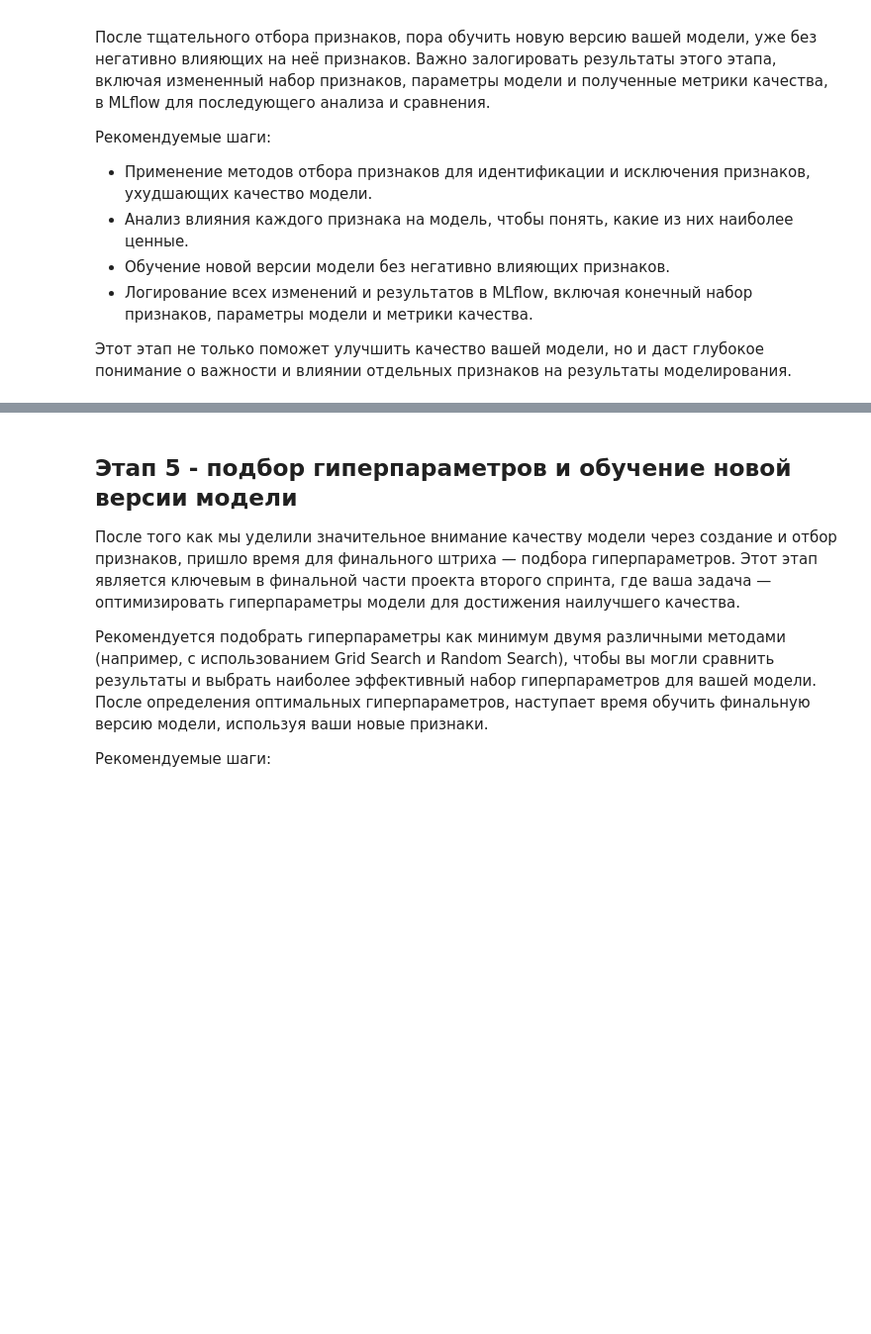
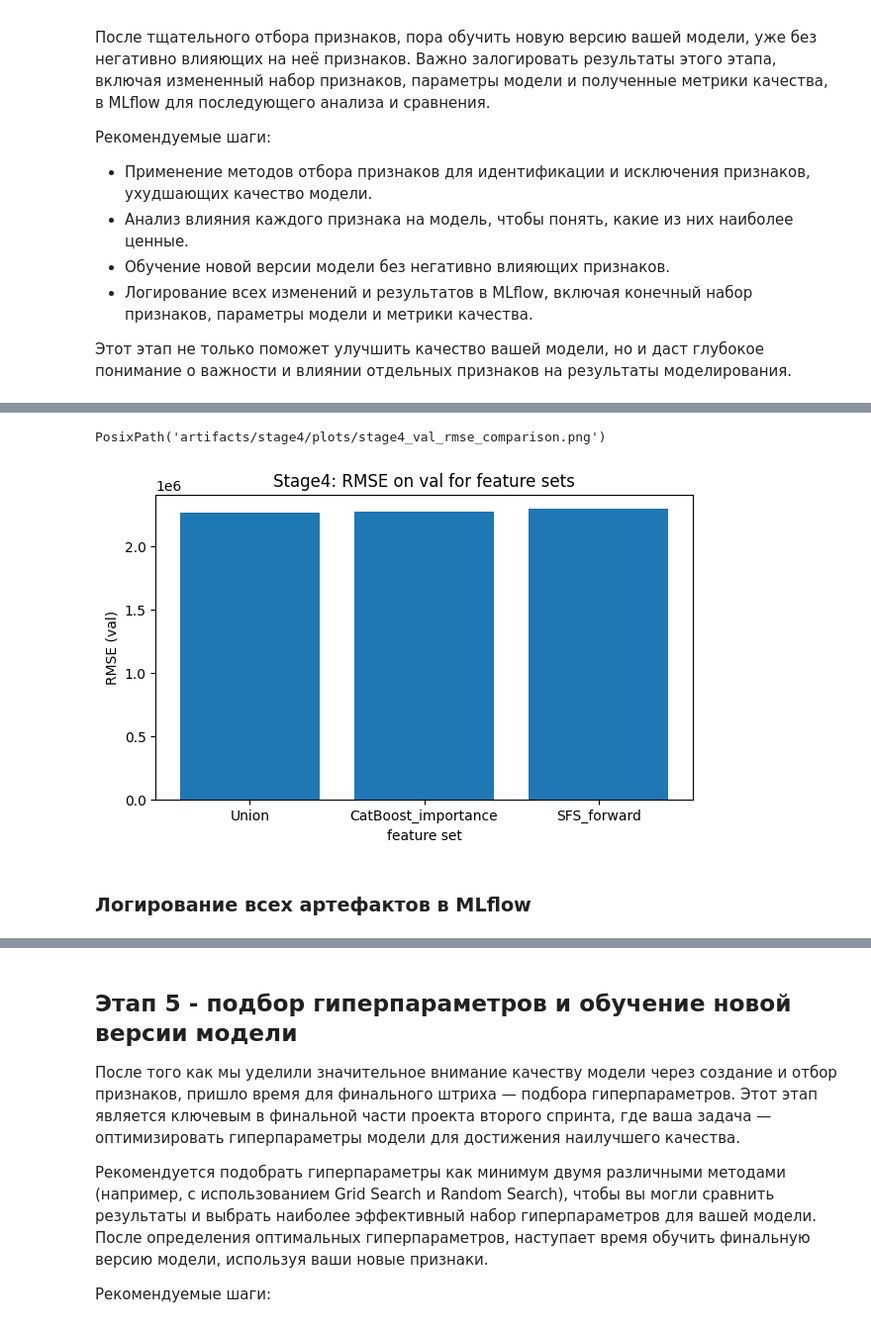
Before and after one commit to matevosovp/Mlflow-project, a Jupyter notebook: model_improvement/model_improvement.ipynb, the cells around one changed output, grey strips where cells are left out. Shown at 99% size. Cells and saved outputs as stored; diff of their text form; code cells hidden in the pictures; blank space fills up the shorter version.

```diff
--- a/model_improvement/model_improvement.ipynb
+++ b/model_improvement/model_improvement.ipynb
@@ -1034,0 +1076,15 @@ Created version '3' of model 'real_estate_price_model_matevosov'.
+# %%
+stage4_dir = ART_DIR / "stage4"
+plots_dir = stage4_dir / "plots"
+fs_dir = stage4_dir / "feature_selection"
+
+plots_dir.mkdir(parents=True, exist_ok=True)
+fs_dir.mkdir(parents=True, exist_ok=True)
+
+assert len(X_train_fe_final) == len(y_train_full)
+assert len(X_val_fe_final) == len(y_val)
+assert len(X_test_fe_final) == len(y_test)
+
+print("Train:", X_train_fe_final.shape)
+print("Val:", X_val_fe_final.shape)
+print("Test:", X_test_fe_final.shape)
@@ -1034,0 +1378,18 @@ Created version '3' of model 'real_estate_price_model_matevosov'.
+# %%
+p_val_cmp = plots_dir / "stage4_val_rmse_comparison.png"
+
+tmp = val_results.sort_values("rmse_val", ascending=True)
+plt.figure(figsize=(7, 4))
+plt.bar(tmp["label"], tmp["rmse_val"])
+plt.title("Stage4: RMSE on val for feature sets")
+plt.xlabel("feature set")
+plt.ylabel("RMSE (val)")
+plt.savefig(p_val_cmp, dpi=150, bbox_inches="tight")
+# plt.close()
+
+p_val_cmp
+# %% [output]
+PosixPath('artifacts/stage4/plots/stage4_val_rmse_comparison.png')
+[figure, added]
+# %% [markdown]
+### Логирование всех артефактов в MLflow
```
Also changed, not shown: parts of 57 cells of this notebook, 31 other files.
